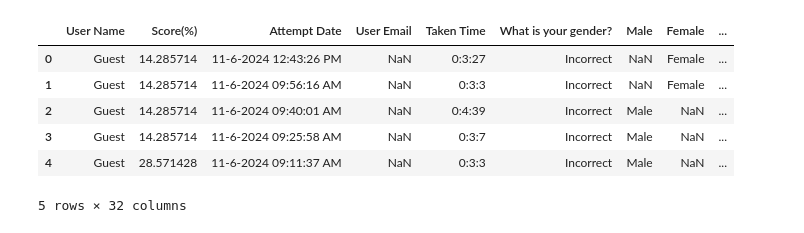
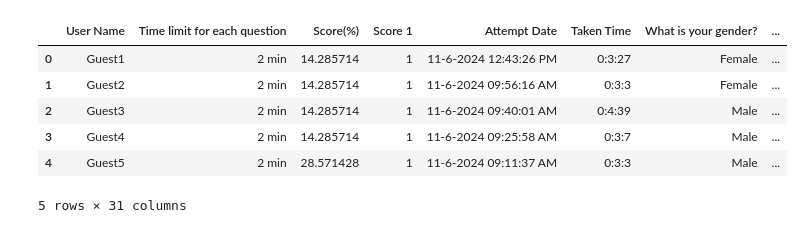
Before and after one commit to ClairNorah/ExperimentInCognitiveScience, a Jupyter notebook: analysis.ipynb, the cells around one changed output. Drawn from its saved outputs; the diff is of its cells as text; code cells hidden in the pictures.

```diff
--- a/analysis.ipynb
+++ b/analysis.ipynb
@@ -19,17 +17,17 @@ focusareas = set(['WEAPON LAWS', 'PROSTITUTION', 'DRIVING UNDER THE INFLUENCE',
 # %%
 # Load the Excel file into a DataFrame
-df = pd.read_excel("./2min-Answers.xlsx")
+data = pd.read_excel("./All_time_together.xlsx")
 
 # Save the DataFrame as a CSV file
-df.to_csv("./2min-Answers.csv", index=False)
+data.to_csv("./All_time_together.csv", index=False)
 
 # Display the first few rows (optional, just to check the data)
-df.head()
+data.head()
 # %% [output]
-|  | User Name | Score(%) | Attempt Date | User Email | Taken Time | What is your gender? | Male | Female | ... |
-| 0 | Guest | 14.285714 | 11-6-2024 12:43:26 PM | NaN | 0:3:27 | Incorrect | NaN | Female | ... |
-| 1 | Guest | 14.285714 | 11-6-2024 09:56:16 AM | NaN | 0:3:3 | Incorrect | NaN | Female | ... |
-| 2 | Guest | 14.285714 | 11-6-2024 09:40:01 AM | NaN | 0:4:39 | Incorrect | Male | NaN | ... |
-| 3 | Guest | 14.285714 | 11-6-2024 09:25:58 AM | NaN | 0:3:7 | Incorrect | Male | NaN | ... |
-| 4 | Guest | 28.571428 | 11-6-2024 09:11:37 AM | NaN | 0:3:3 | Incorrect | Male | NaN | ... |
+|  | User Name | Time limit for each question | Score(%) | Score 1 | Attempt Date | Taken Time | What is your gender? | ... |
+| 0 | Guest1 | 2 min | 14.285714 | 1 | 11-6-2024 12:43:26 PM | 0:3:27 | Female | ... |
+| 1 | Guest2 | 2 min | 14.285714 | 1 | 11-6-2024 09:56:16 AM | 0:3:3 | Female | ... |
+| 2 | Guest3 | 2 min | 14.285714 | 1 | 11-6-2024 09:40:01 AM | 0:4:39 | Male | ... |
+| 3 | Guest4 | 2 min | 14.285714 | 1 | 11-6-2024 09:25:58 AM | 0:3:7 | Male | ... |
+| 4 | Guest5 | 2 min | 28.571428 | 1 | 11-6-2024 09:11:37 AM | 0:3:3 | Male | ... |
-5 rows × 32 columns
+5 rows × 31 columns
```
Also changed, not shown: parts of 7 cells of this notebook, 6 other files.
